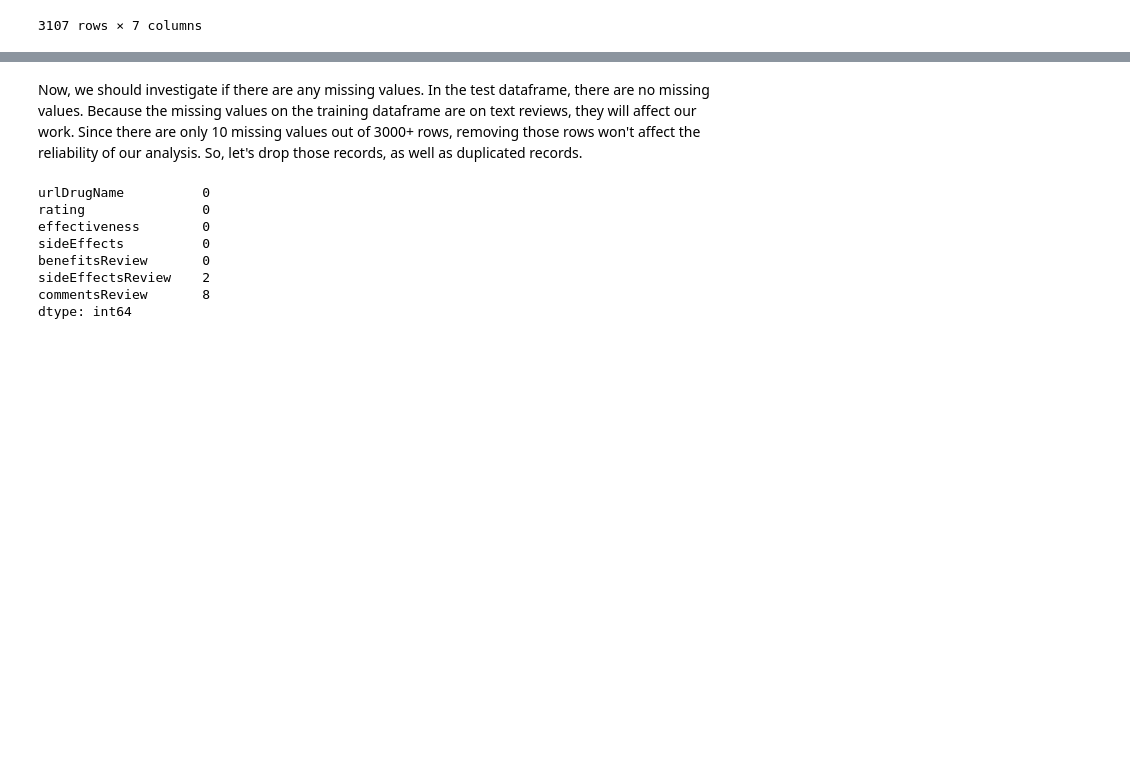
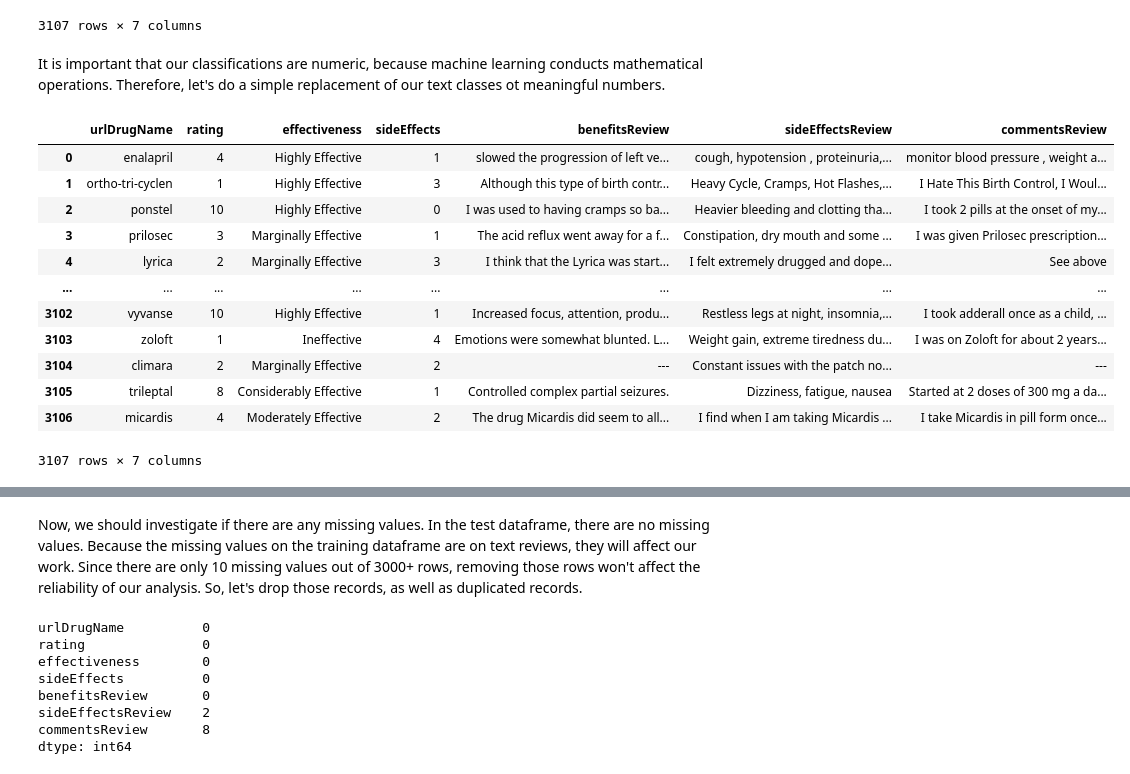
Before and after one commit to alexandradecarvalho/drug-prescription, a Jupyter notebook: assignment2.ipynb, the cells around one changed output, grey strips where cells are left out. Cells and saved outputs as stored; diff of their text form; code cells hidden in the pictures; blank space fills up the shorter version.

```diff
--- a/assignment2.ipynb
+++ b/assignment2.ipynb
@@ -44,3 +46,23 @@ df_train
 | 3105 | trileptal | 8 | Considerably Effective | Mild Side Effects | Controlled complex partial seizures. | Dizziness, fatigue, nausea | Started at 2 doses of 300 mg a da... |
 | 3106 | micardis | 4 | Moderately Effective | Moderate Side Effects | The drug Micardis did seem to all... | I find when I am taking Micardis ... | I take Micardis in pill form once... |
 3107 rows × 7 columns
+# %% [markdown]
+It is important that our classifications are numeric, because machine learning conducts mathematical operations. Therefore, let's do a simple replacement of our text classes ot meaningful numbers.
+# %%
+df_train["sideEffects"].replace({'No Side Effects': 0, 'Mild Side Effects': 1, 'Moderate Side Effects': 2, 'Severe Side Effects': 3, 'Extremely Severe Side Effects': 4}, inplace=True)
+df_test["sideEffects"].replace({'No Side Effects': 0, 'Mild Side Effects': 1, 'Moderate Side Effects': 2, 'Severe Side Effects': 3, 'Extremely Severe Side Effects': 4}, inplace=True)
+df_train
+# %% [output]
+|  | urlDrugName | rating | effectiveness | sideEffects | benefitsReview | sideEffectsReview | commentsReview |
+| 0 | enalapril | 4 | Highly Effective | 1 | slowed the progression of left ve... | cough, hypotension , proteinuria,... | monitor blood pressure , weight a... |
+| 1 | ortho-tri-cyclen | 1 | Highly Effective | 3 | Although this type of birth contr... | Heavy Cycle, Cramps, Hot Flashes,... | I Hate This Birth Control, I Woul... |
+| 2 | ponstel | 10 | Highly Effective | 0 | I was used to having cramps so ba... | Heavier bleeding and clotting tha... | I took 2 pills at the onset of my... |
+| 3 | prilosec | 3 | Marginally Effective | 1 | The acid reflux went away for a f... | Constipation, dry mouth and some ... | I was given Prilosec prescription... |
+| 4 | lyrica | 2 | Marginally Effective | 3 | I think that the Lyrica was start... | I felt extremely drugged and dope... | See above |
+| ... | ... | ... | ... | ... | ... | ... | ... |
+| 3102 | vyvanse | 10 | Highly Effective | 1 | Increased focus, attention, produ... | Restless legs at night, insomnia,... | I took adderall once as a child, ... |
+| 3103 | zoloft | 1 | Ineffective | 4 | Emotions were somewhat blunted. L... | Weight gain, extreme tiredness du... | I was on Zoloft for about 2 years... |
+| 3104 | climara | 2 | Marginally Effective | 2 | --- | Constant issues with the patch no... | --- |
+| 3105 | trileptal | 8 | Considerably Effective | 1 | Controlled complex partial seizures. | Dizziness, fatigue, nausea | Started at 2 doses of 300 mg a da... |
+| 3106 | micardis | 4 | Moderately Effective | 2 | The drug Micardis did seem to all... | I find when I am taking Micardis ... | I take Micardis in pill form once... |
+3107 rows × 7 columns
```
Also changed, not shown: parts of 31 cells of this notebook.
